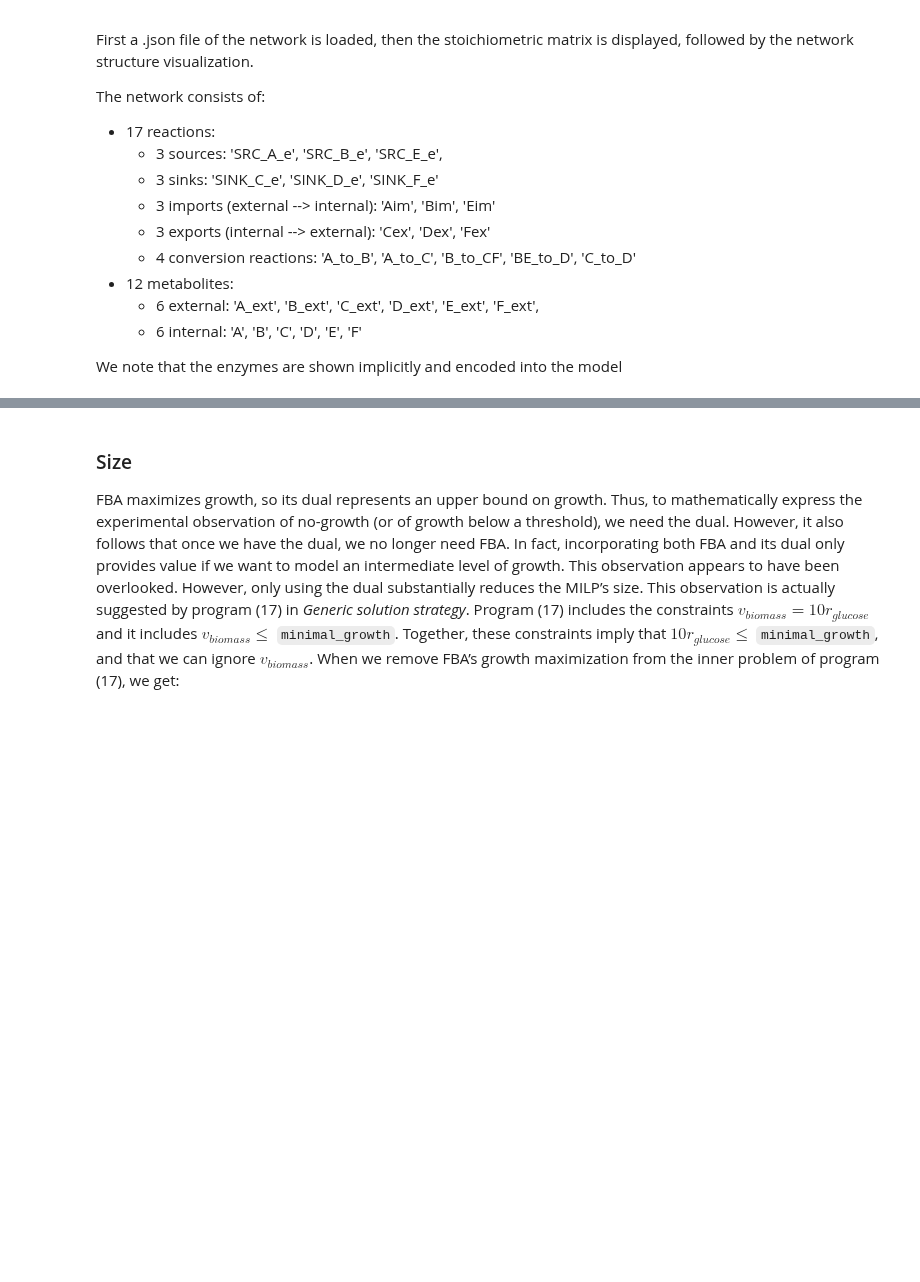
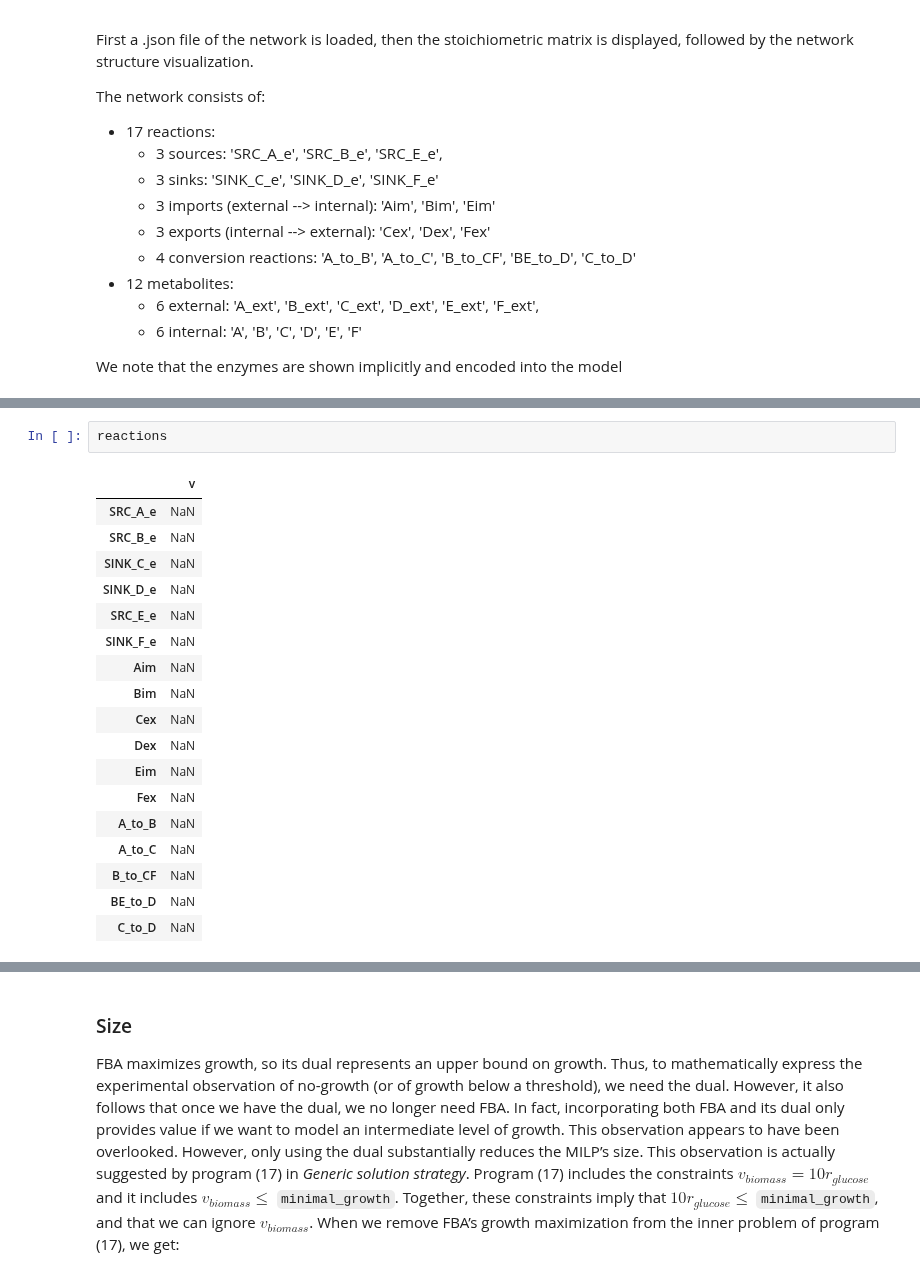
Before and after one commit to pnnl-predictive-phenomics/crop, a Jupyter notebook: docs/notebook/CROP_tests.ipynb, the cells around one changed output, grey strips where cells are left out. Saved outputs shown, nothing was run; the diff lists cells and outputs as text; blank space fills up the shorter version.

```diff
--- a/docs/notebook/CROP_tests.ipynb
+++ b/docs/notebook/CROP_tests.ipynb
@@ -103,6 +103,27 @@ for met in model.metabolites:
         met.id = met.id.replace('_e', '_ext')
 cobra.io.save_json_model(model, 'ABC_extended_model.json')
 -->
+# %%
+reactions
+# %% [output]
+|  | v |
+| SRC_A_e | NaN |
+| SRC_B_e | NaN |
+| SINK_C_e | NaN |
+| SINK_D_e | NaN |
+| SRC_E_e | NaN |
+| SINK_F_e | NaN |
+| Aim | NaN |
+| Bim | NaN |
+| Cex | NaN |
+| Dex | NaN |
+| Eim | NaN |
+| Fex | NaN |
+| A_to_B | NaN |
+| A_to_C | NaN |
+| B_to_CF | NaN |
+| BE_to_D | NaN |
+| C_to_D | NaN |
 # %% [markdown]
 # Test case 1: Growth is predicted by metabolic model, but no growth is experimentally observed.
 
```
Also changed, not shown: parts of 7 cells of this notebook, 2 other files.
